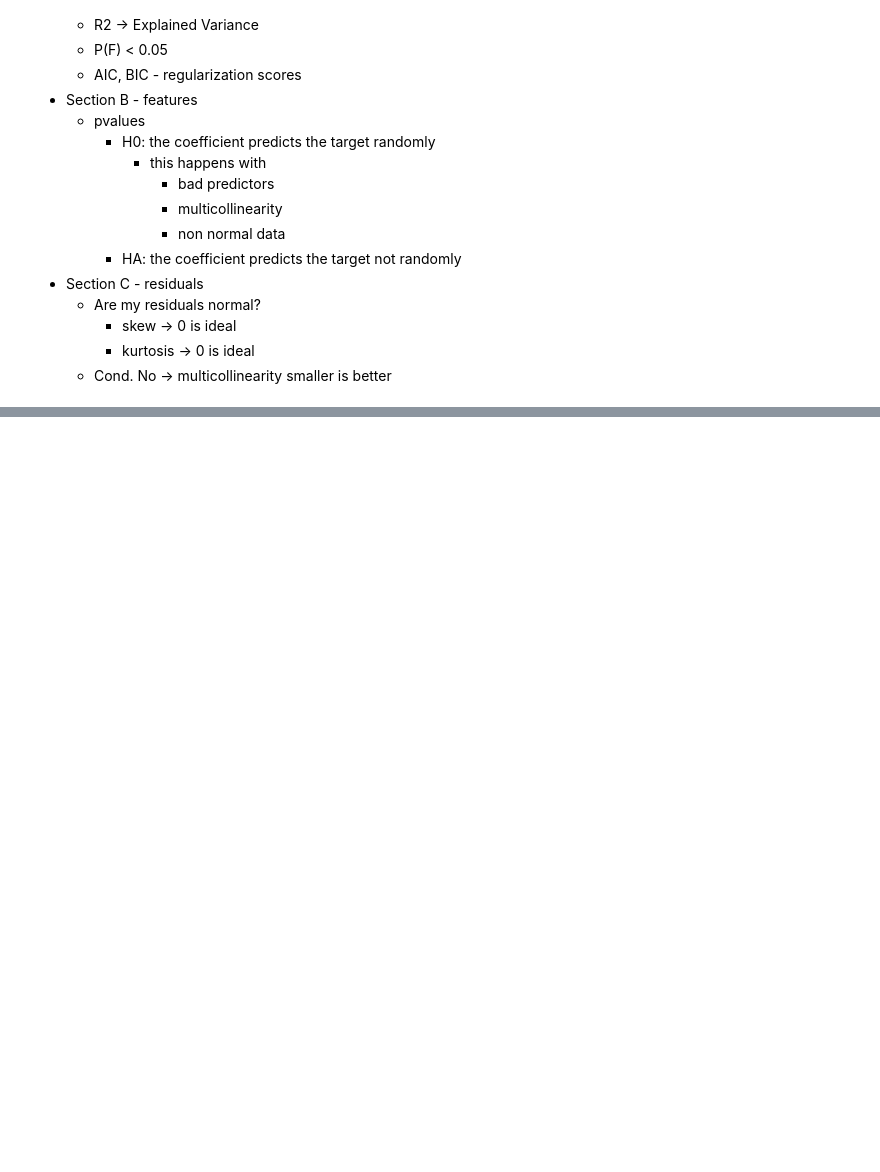
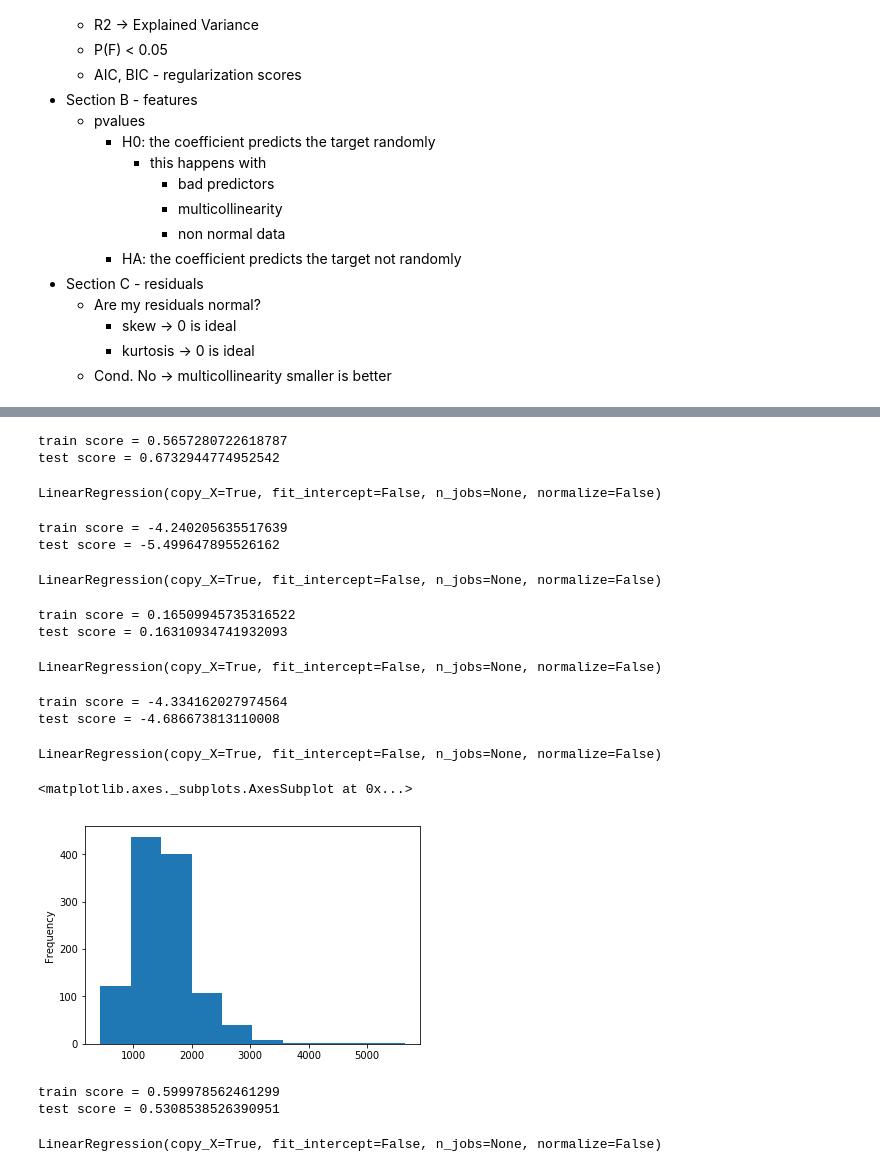
Before and after one commit to erdosn/mod2-sec18-linear-regression, a Jupyter notebook: linear-regression.ipynb, the cells around one changed output, grey strips where cells are left out. Drawn from its saved outputs; the diff is of its cells as text; code cells hidden in the pictures; blank space fills up the shorter version.

```diff
--- a/linear-regression.ipynb
+++ b/linear-regression.ipynb
@@ -517,0 +764,12 @@ Warnings:
+# %%
+make_ols_sklearn(X, y)
+# %% [output]
+train score = 0.5657280722618787
+test score = 0.6732944774952542
+LinearRegression(copy_X=True, fit_intercept=False, n_jobs=None, normalize=False)
+# %%
+make_ols_sklearn(X, y, standardize=True)
+# %% [output]
+train score = -4.240205635517639
+test score = -5.499647895526162
+LinearRegression(copy_X=True, fit_intercept=False, n_jobs=None, normalize=False)
@@ -517,0 +778,18 @@ Warnings:
+# %%
+make_ols_sklearn(X2, y)
+# %% [output]
+train score = 0.16509945735316522
+test score = 0.16310934741932093
+LinearRegression(copy_X=True, fit_intercept=False, n_jobs=None, normalize=False)
+# %%
+make_ols_sklearn(X2, y, standardize=True)
+# %% [output]
+train score = -4.334162027974564
+test score = -4.686673813110008
+LinearRegression(copy_X=True, fit_intercept=False, n_jobs=None, normalize=False)
+# %%
+# Feature Forward Selection
+final_df['GrLivArea'].plot(kind='hist')
+# %% [output]
+<matplotlib.axes._subplots.AxesSubplot at 0x...>
+[figure, added]
@@ -517,0 +802,6 @@ Warnings:
+# %%
+make_ols_sklearn(X, y)
+# %% [output]
+train score = 0.599978562461299
+test score = 0.5308538526390951
+LinearRegression(copy_X=True, fit_intercept=False, n_jobs=None, normalize=False)
```
Also changed, not shown: parts of 55 cells of this notebook, 7 other files.
